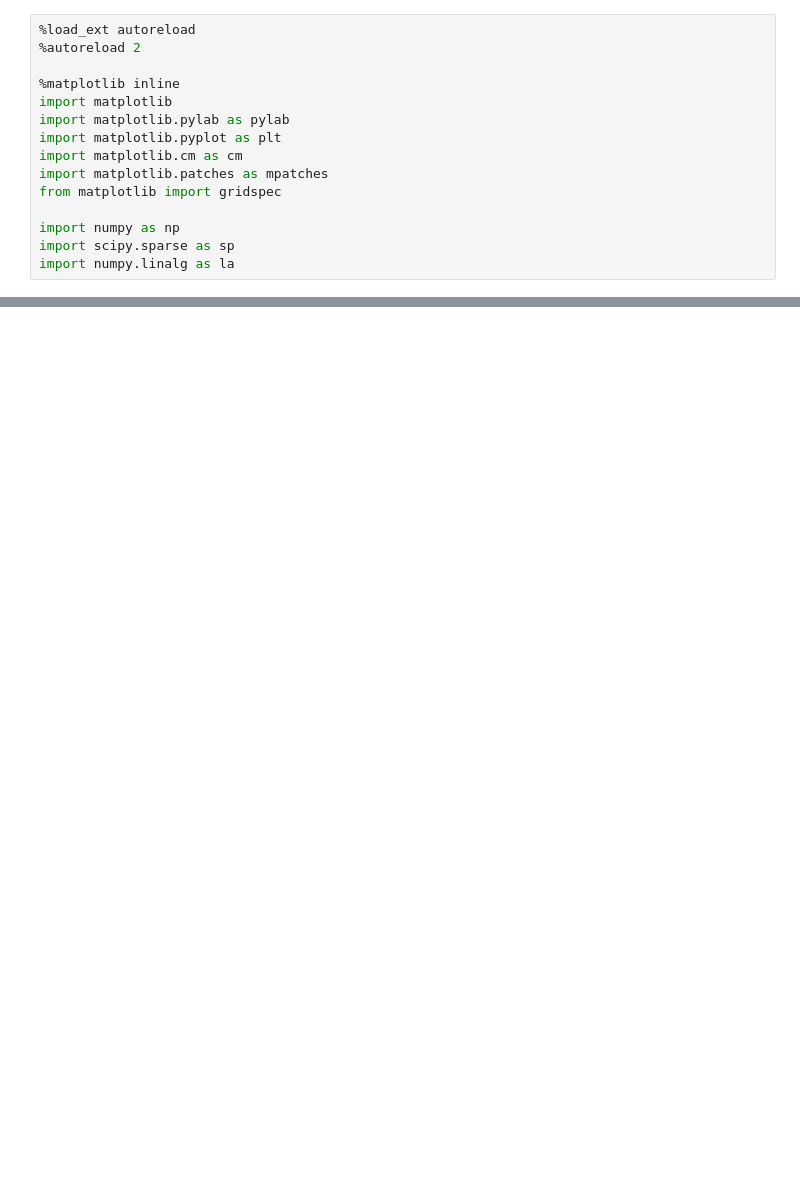
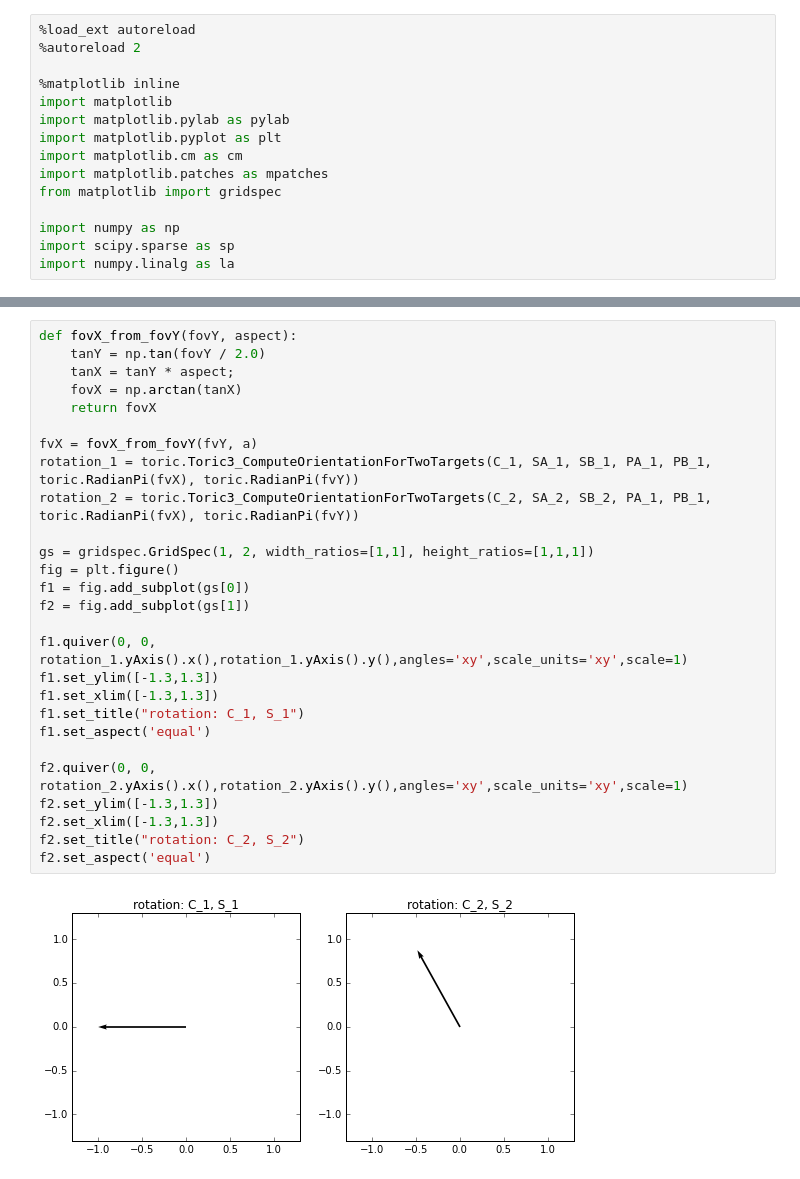
Before and after one commit to njoubert/spooky, a Jupyter notebook: experiments/ipython/20 - JE - World to screen space.ipynb, the cells around one changed output, grey strips where cells are left out. Cells and saved outputs as stored; diff of their text form; blank space fills up the shorter version.

```diff
--- a/experiments/ipython/20 - JE - World to screen space.ipynb
+++ b/experiments/ipython/20 - JE - World to screen space.ipynb
@@ -193,0 +332,29 @@ SB  [-0.28422673  0.24539147]
+# %%
+def fovX_from_fovY(fovY, aspect):
+    tanY = np.tan(fovY / 2.0)
+    tanX = tanY * aspect;
+    fovX = np.arctan(tanX)
+    return fovX
+
+fvX = fovX_from_fovY(fvY, a)
+rotation_1 = toric.Toric3_ComputeOrientationForTwoTargets(C_1, SA_1, SB_1, PA_1, PB_1, toric.RadianPi(fvX), toric.RadianPi(fvY))
+rotation_2 = toric.Toric3_ComputeOrientationForTwoTargets(C_2, SA_2, SB_2, PA_1, PB_1, toric.RadianPi(fvX), toric.RadianPi(fvY))
+
+gs = gridspec.GridSpec(1, 2, width_ratios=[1,1], height_ratios=[1,1,1])
+fig = plt.figure()
+f1 = fig.add_subplot(gs[0])
+f2 = fig.add_subplot(gs[1])
+
+f1.quiver(0, 0, rotation_1.yAxis().x(),rotation_1.yAxis().y(),angles='xy',scale_units='xy',scale=1)
+f1.set_ylim([-1.3,1.3])
+f1.set_xlim([-1.3,1.3])
+f1.set_title("rotation: C_1, S_1")
+f1.set_aspect('equal')
+
+f2.quiver(0, 0, rotation_2.yAxis().x(),rotation_2.yAxis().y(),angles='xy',scale_units='xy',scale=1)
+f2.set_ylim([-1.3,1.3])
+f2.set_xlim([-1.3,1.3])
+f2.set_title("rotation: C_2, S_2")
+f2.set_aspect('equal')
+# %% [output]
+[figure, added]
```
Also changed, not shown: parts of 7 cells of this notebook.
